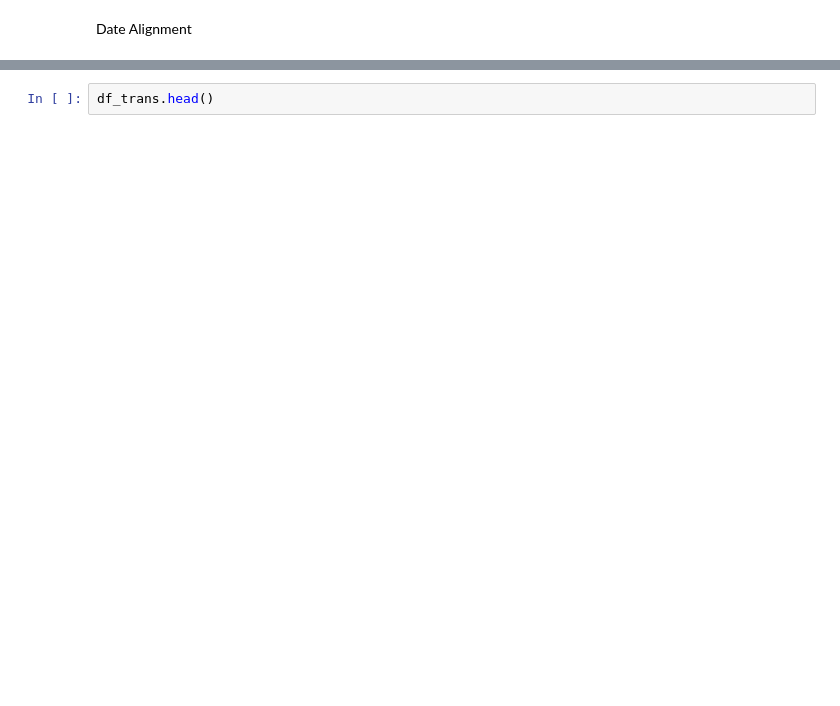
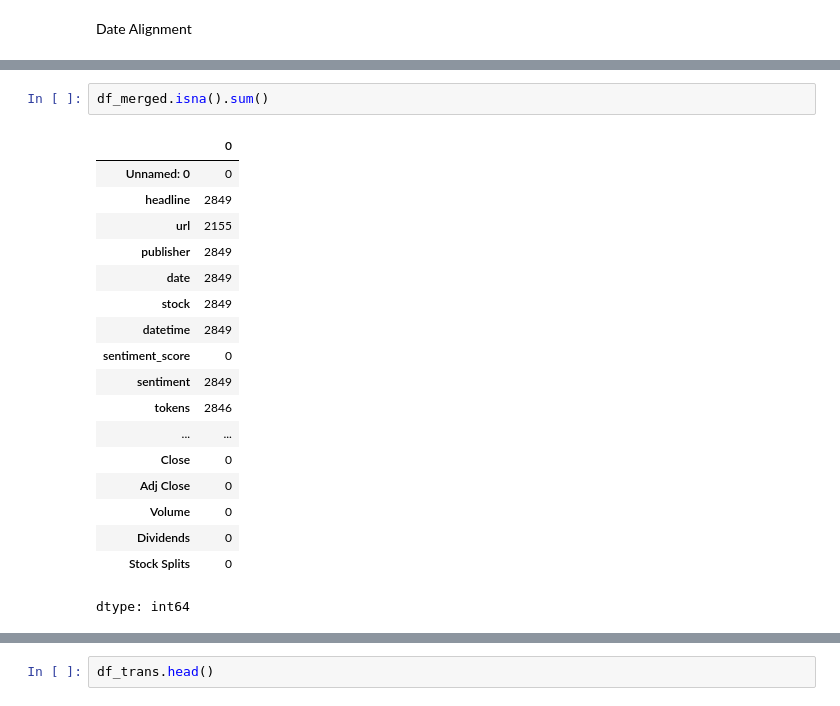
Before and after one commit to Amanzlastt/kifyaw1, a Jupyter notebook: notebooks/task-3.ipynb, the cells around one changed output, grey strips where cells are left out. Drawn from its saved outputs; the diff is of its cells as text; blank space fills up the shorter version.

```diff
--- a/notebooks/task-3.ipynb
+++ b/notebooks/task-3.ipynb
@@ -40,0 +113,21 @@ dtype: object
+# %%
+df_merged.isna().sum()
+# %% [output]
+|  | 0 |
+| Unnamed: 0 | 0 |
+| headline | 2849 |
+| url | 2155 |
+| publisher | 2849 |
+| date | 2849 |
+| stock | 2849 |
+| datetime | 2849 |
+| sentiment_score | 0 |
+| sentiment | 2849 |
+| tokens | 2846 |
+| ... | ... |
+| Close | 0 |
+| Adj Close | 0 |
+| Volume | 0 |
+| Dividends | 0 |
+| Stock Splits | 0 |
+dtype: int64
```
Also changed, not shown: parts of 9 cells of this notebook.
